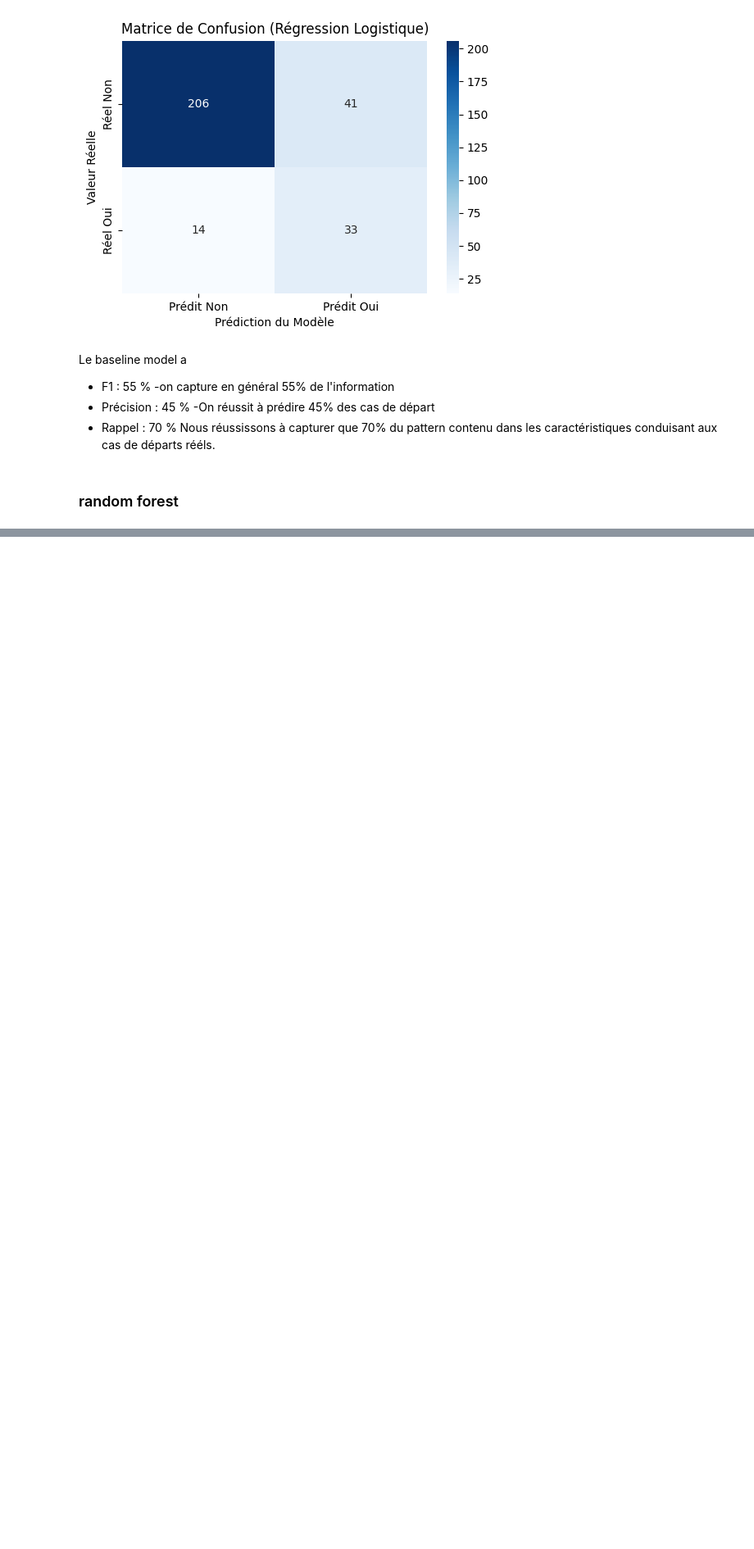
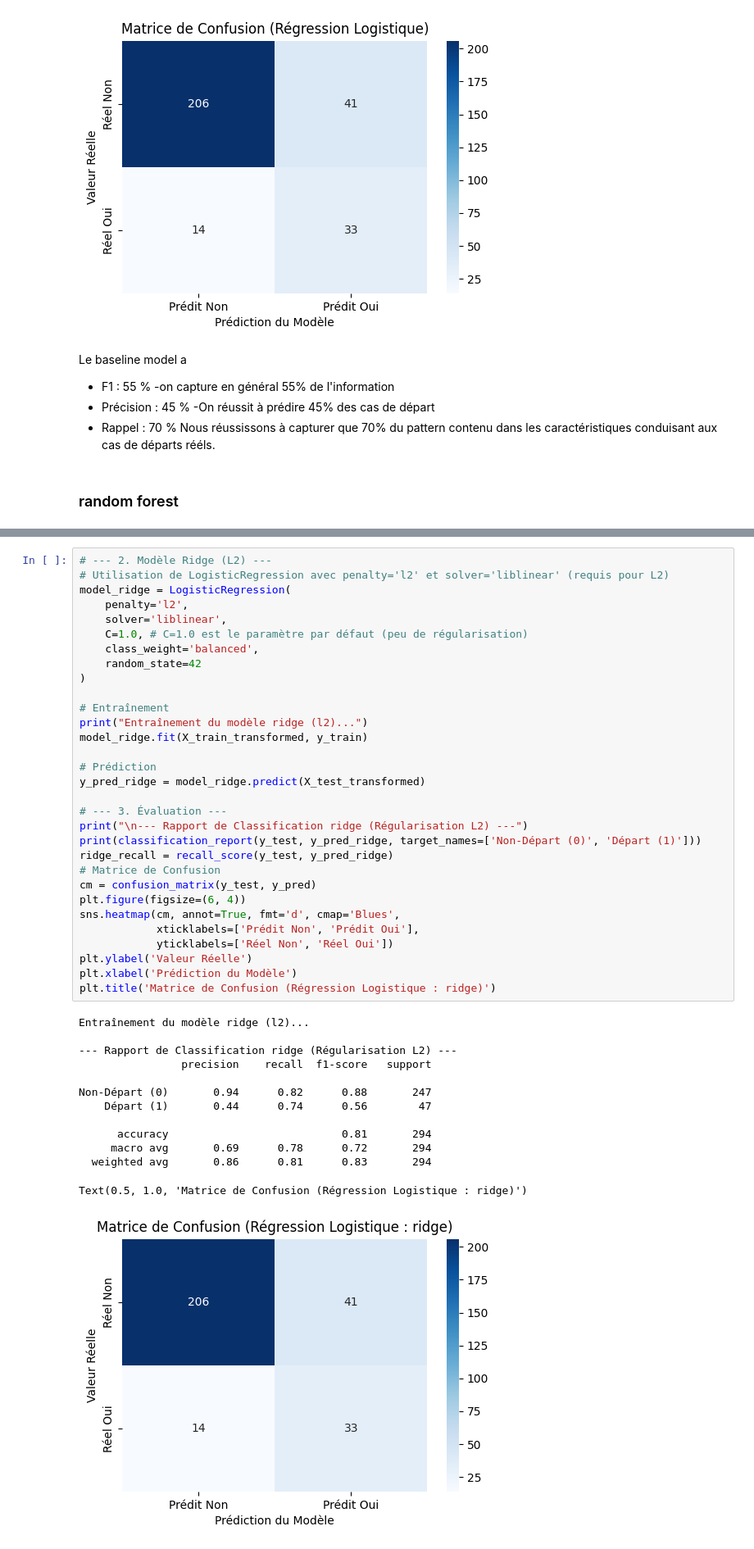
Before and after one commit to AIEngOc2025/Projet4, a Jupyter notebook: Developpement/classification_informations.ipynb, the cells around one changed output, grey strips where cells are left out. Shown at 82% size. Drawn from its saved outputs; the diff is of its cells as text; blank space fills up the shorter version.

```diff
--- a/Developpement/classification_informations.ipynb
+++ b/Developpement/classification_informations.ipynb
@@ -768,0 +908,45 @@ Non-Départ (0)       0.91      0.91      0.91       247
+# %%
+# --- 2. Modèle Ridge (L2) ---
+# Utilisation de LogisticRegression avec penalty='l2' et solver='liblinear' (requis pour L2)
+model_ridge = LogisticRegression(
+    penalty='l2',
+    solver='liblinear',
+    C=1.0, # C=1.0 est le paramètre par défaut (peu de régularisation)
+    class_weight='balanced',
+    random_state=42
+)
+
+# Entraînement
+print("Entraînement du modèle ridge (l2)...")
+model_ridge.fit(X_train_transformed, y_train)
+
+# Prédiction
+y_pred_ridge = model_ridge.predict(X_test_transformed)
+
+# --- 3. Évaluation ---
+print("\n--- Rapport de Classification ridge (Régularisation L2) ---")
+print(classification_report(y_test, y_pred_ridge, target_names=['Non-Départ (0)', 'Départ (1)']))
+ridge_recall = recall_score(y_test, y_pred_ridge)
+# Matrice de Confusion
+cm = confusion_matrix(y_test, y_pred)
+plt.figure(figsize=(6, 4))
+sns.heatmap(cm, annot=True, fmt='d', cmap='Blues',
+            xticklabels=['Prédit Non', 'Prédit Oui'],
+            yticklabels=['Réel Non', 'Réel Oui'])
+plt.ylabel('Valeur Réelle')
+plt.xlabel('Prédiction du Modèle')
+plt.title('Matrice de Confusion (Régression Logistique : ridge)')
+# %% [output]
+Entraînement du modèle ridge (l2)...
+
+--- Rapport de Classification ridge (Régularisation L2) ---
+                precision    recall  f1-score   support
+
+Non-Départ (0)       0.94      0.82      0.88       247
+    Départ (1)       0.44      0.74      0.56        47
+
+      accuracy                           0.81       294
+     macro avg       0.69      0.78      0.72       294
+  weighted avg       0.86      0.81      0.83       294
+Text(0.5, 1.0, 'Matrice de Confusion (Régression Logistique : ridge)')
+[figure, added]
```
Also changed, not shown: parts of 22 cells of this notebook.
